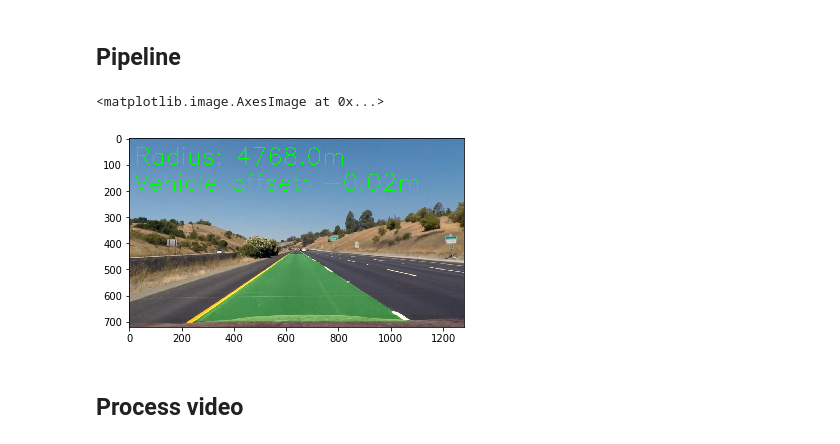
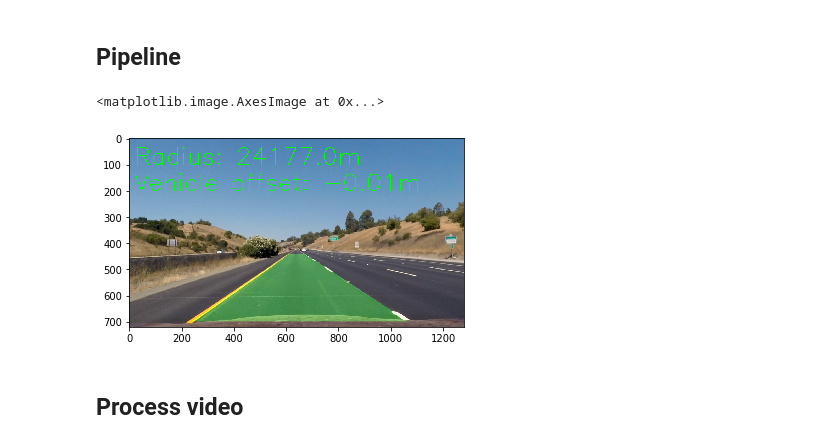
Before and after one commit to pascalnagel/CarND-Advanced-Lane-Lines, a Jupyter notebook: AdvancedLaneLines.ipynb, the cells around one changed output. Drawn from its saved outputs; the diff is of its cells as text; code cells hidden in the pictures.

```diff
--- a/AdvancedLaneLines.ipynb
+++ b/AdvancedLaneLines.ipynb
@@ -304,0 +279,11 @@ print(right_curverad)
+# %%
+def calc_radius_meter(y_eval, fit, ym_per_pix, xm_per_pix):
+    a = 2 * xm_per_pix * fit[0] / ym_per_pix**2
+    b = xm_per_pix * fit[1] / ym_per_pix
+    radius = (1 + (a*y_eval + b)**2)**1.5 / np.abs(a)
+    return radius
+# %%
+left_curverad = calc_radius_meter(out_img.shape[0], left_fit, ym_per_pix, xm_per_pix)
+right_curverad = calc_radius_meter(out_img.shape[0], right_fit, ym_per_pix, xm_per_pix)
+print(left_curverad)
+print(right_curverad)
@@ -349,7 +338,9 @@ plt.imshow(result)
 # %% [markdown]
 ## Pipeline
 # %%
-def detect_lanes(raw_img, cameraMatrix, distCoeffs, M, Minv, warped_shape):
+def detect_lanes(raw_img, cameraMatrix, distCoeffs, M, Minv, warped_shape, grad_thresh_min = 20,
+                grad_thresh_max = 100, s_thresh_min = 170, s_thresh_max = 255, nwindows = 9,
+                margin = 100, minpix = 50):
     # Remove distortion
     undist = cv2.undistort(raw_img, cameraMatrix, distCoeffs, None, cameraMatrix)
 
@@ -364,14 +355,10 @@ def detect_lanes(raw_img, cameraMatrix, distCoeffs, M, Minv, warped_shape):
     sobelx = cv2.Sobel(gray, cv2.CV_64F, 1, 0)
     abs_sobelx = np.abs(sobelx)
     scaled_sobel = np.uint8(255*abs_sobelx/np.max(abs_sobelx))
-    grad_thresh_min = 20
-    grad_thresh_max = 100
     sxbinary = np.zeros_like(scaled_sobel)
     sxbinary[(scaled_sobel>grad_thresh_min) & (scaled_sobel<grad_thresh_max)] = 1
 
     # s-channel thresholding
-    s_thresh_min = 170
-    s_thresh_max = 255
     s_binary = np.zeros_like(s_channel)
     s_binary[(s_channel>s_thresh_min) & (s_channel<s_thresh_max)] = 1
 
@@ -387,10 +374,6 @@ def detect_lanes(raw_img, cameraMatrix, distCoeffs, M, Minv, warped_shape):
     midpoint = np.int(histogram.shape[0]//2)
     leftx_base = np.argmax(histogram[:midpoint])
     rightx_base = np.argmax(histogram[midpoint:]) + midpoint
-
-    nwindows = 9
-    margin = 100
-    minpix = 50
 
     window_height = np.int(binary_warped.shape[0]//nwindows)
     nonzero = binary_warped.nonzero()
@@ -441,22 +424,12 @@ def detect_lanes(raw_img, cameraMatrix, distCoeffs, M, Minv, warped_shape):
     right_fit = np.polyfit(righty, rightx, 2)
 
     ploty = np.linspace(0, binary_warped.shape[0]-1, binary_warped.shape[0] )
-    try:
-        left_fitx = left_fit[0]*ploty**2 + left_fit[1]*ploty + left_fit[2]
-        right_fitx = right_fit[0]*ploty**2 + right_fit[1]*ploty + right_fit[2]
-    except TypeError:
-        # Avoids an error if `left` and `right_fit` are still none or incorrect
-        print('The function failed to fit a line!')
-        left_fitx = 1*ploty**2 + 1*ploty
-        right_fitx = 1*ploty**2 + 1*ploty
+    left_fitx = left_fit[0]*ploty**2 + left_fit[1]*ploty + left_fit[2]
+    right_fitx = right_fit[0]*ploty**2 + right_fit[1]*ploty + right_fit[2]
 
     # evaluate curve radius
-    ym_per_pix = 34./1000
-    xm_per_pix = 3.7/700
-    y_eval = binary_warped.shape[0]
-    a = xm_per_pix / (ym_per_pix)
-    left_curverad = (1+(2*xm_per_pix / (ym_per_pix**2)*left_fit[0]*y_eval*ym_per_pix+(ym_per_pix)*left_fit[1])**2)**1.5/np.abs(2*xm_per_pix / (ym_per_pix**2)*left_fit[0])
-    right_curverad = (1+(2*xm_per_pix / (ym_per_pix**2)*right_fit[0]*y_eval*ym_per_pix+(ym_per_pix)*right_fit[1])**2)**1.5/np.abs(2*xm_per_pix / (ym_per_pix**2)*right_fit[0])
+    left_curverad = calc_radius_meter(binary_warped.shape[0], left_fit, ym_per_pix, xm_per_pix)
+    right_curverad = calc_radius_meter(binary_warped.shape[0], right_fit, ym_per_pix, xm_per_pix)
 
     # evaluate offset
     left_origin = (left_fit[0]*binary_warped.shape[0]**2+left_fit[1]*binary_warped.shape[0]+left_fit[2])
@@ -487,10 +460,11 @@ def detect_lanes(raw_img, cameraMatrix, distCoeffs, M, Minv, warped_shape):
 
     return result
 # %%
-plt.imshow(detect_lanes(raw_img, cameraMatrix, distCoeffs, M, Minv, warped_shape))
+ann_test_img = detect_lanes(raw_img, cameraMatrix, distCoeffs, M, Minv, warped_shape)
+plt.imshow(ann_test_img)
 # %% [output]
 <matplotlib.image.AxesImage at 0x...>
-[figure, old version]
+[figure, new version]
 # %% [markdown]
 ## Process video
 # %%
```
Also changed, not shown: parts of 17 cells of this notebook, 3 other files.
